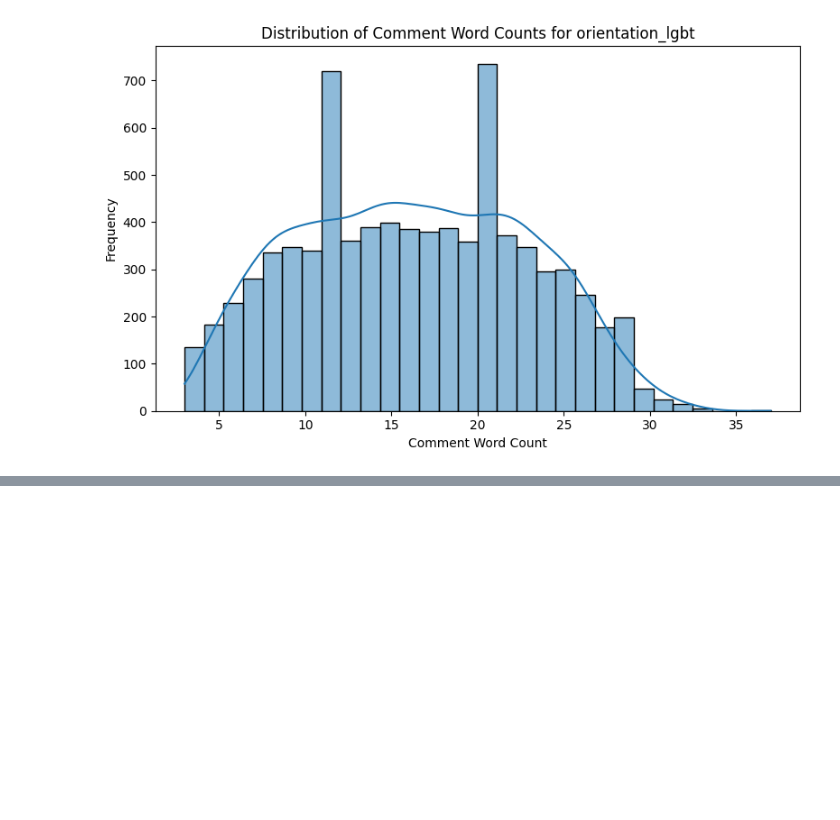
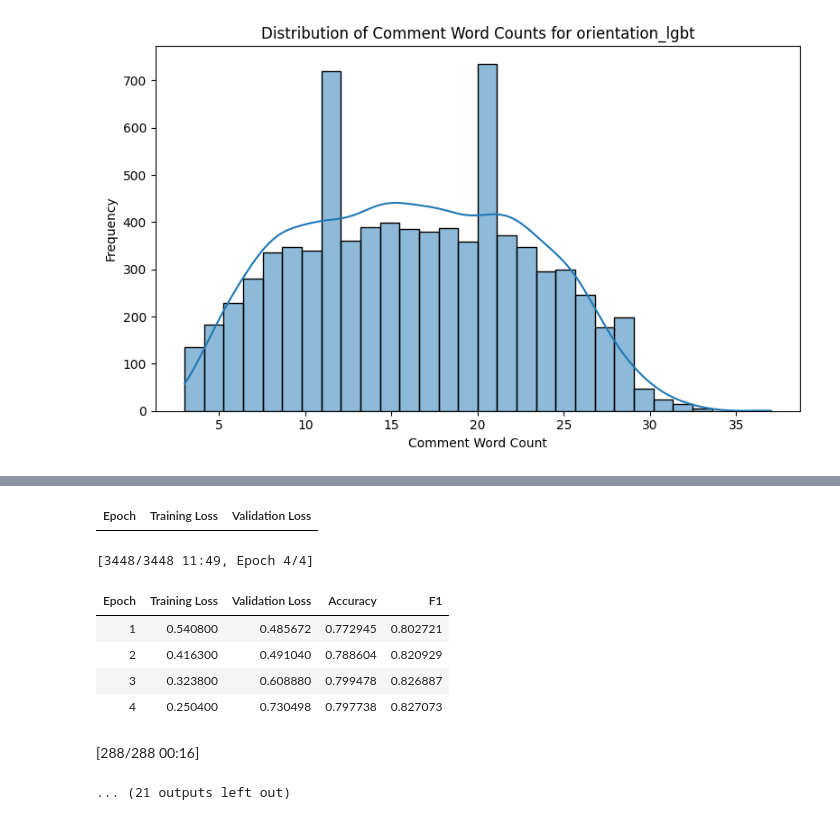
Before and after one commit to meta1C-btt/language-bias, a Jupyter notebook: mainAnalysis.ipynb, the cells around one changed output, grey strips where cells are left out. Cells and saved outputs as stored; diff of their text form; code cells hidden in the pictures; blank space fills up the shorter version.

```diff
--- a/mainAnalysis.ipynb
+++ b/mainAnalysis.ipynb
@@ -235,0 +356,15 @@ Eval:  2299 (20.0%)
+# %%
+# --- Metrics ---
+import numpy as np
+import evaluate
+
+accuracy = evaluate.load("accuracy")
+f1 = evaluate.load("f1")
+
+def compute_metrics(eval_pred):
+    logits, labels = eval_pred
+    preds = np.argmax(logits, axis=-1)
+    return {
+        "accuracy": accuracy.compute(predictions=preds, references=labels)["accuracy"],
+        "f1": f1.compute(predictions=preds, references=labels)["f1"],
+    }
@@ -235,0 +550,56 @@ Eval:  2299 (20.0%)
+# %%
+results = []
+
+# --- Grid for LR = 1e-5 ---
+
+learning_rate = 1e-5
+batch_sizes = [8, 16, 32]
+epochs = [3, 4]
+
+grid = list(itertools.product(batch_sizes, epochs))
+
+for bs, ep in grid:
+    print(f"\n===== Training with LR={learning_rate}, BatchSize={bs}, Epochs={ep} =====")
+
+    model = BertForSequenceClassification.from_pretrained("bert-base-uncased", num_labels=2)
+
+    training_args = TrainingArguments(
+        output_dir=f"./results/lr{learning_rate}_bs{bs}_ep{ep}",
+        eval_strategy="epoch",
+        save_strategy="no",
+        learning_rate=learning_rate,
+        per_device_train_batch_size=bs,
+        per_device_eval_batch_size=bs,
+        num_train_epochs=ep,
+        weight_decay=0.01,
+        warmup_ratio=0.1,
+        logging_dir="./logs",
+        logging_steps=100,
+        report_to="none",
+        load_best_model_at_end=False,
+        metric_for_best_model="f1",
+    )
+
+    trainer = Trainer(
+        model=model,
+        args=training_args,
+        train_dataset=train_ds,
+        eval_dataset=eval_ds,
+        tokenizer=tokenizer,
+        compute_metrics=compute_metrics,
+    )
+
+    trainer.train()
+
+    metrics = trainer.evaluate(eval_ds)
+    results.append({
+        "learning_rate": learning_rate,
+        "batch_size": bs,
+        "epochs": ep,
+        "accuracy": metrics["eval_accuracy"],
+        "f1": metrics["eval_f1"],
+    })
+
+df_results = pd.DataFrame(results)
+print(df_results)
+# %% [output]
@@ -235,0 +619,9 @@ Eval:  2299 (20.0%)
+| Epoch | Training Loss | Validation Loss |
+[3448/3448 11:49, Epoch 4/4]
+| Epoch | Training Loss | Validation Loss | Accuracy | F1 |
+| 1 | 0.540800 | 0.485672 | 0.772945 | 0.802721 |
+| 2 | 0.416300 | 0.491040 | 0.788604 | 0.820929 |
+| 3 | 0.323800 | 0.608880 | 0.799478 | 0.826887 |
+| 4 | 0.250400 | 0.730498 | 0.797738 | 0.827073 |
+[288/288 00:16]
+... (21 outputs left out)
```
Also changed, not shown: parts of 25 cells of this notebook.
